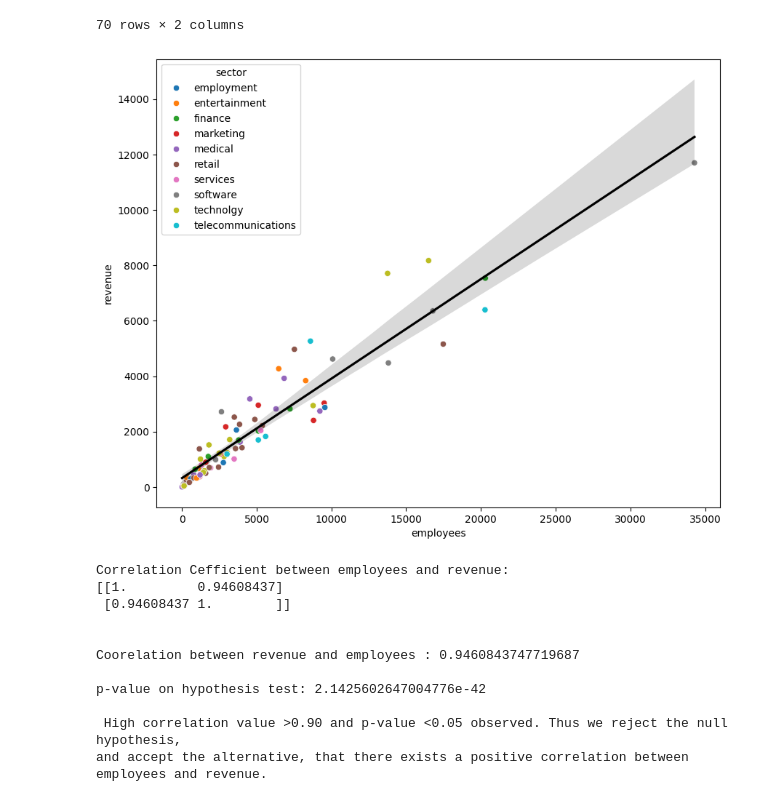
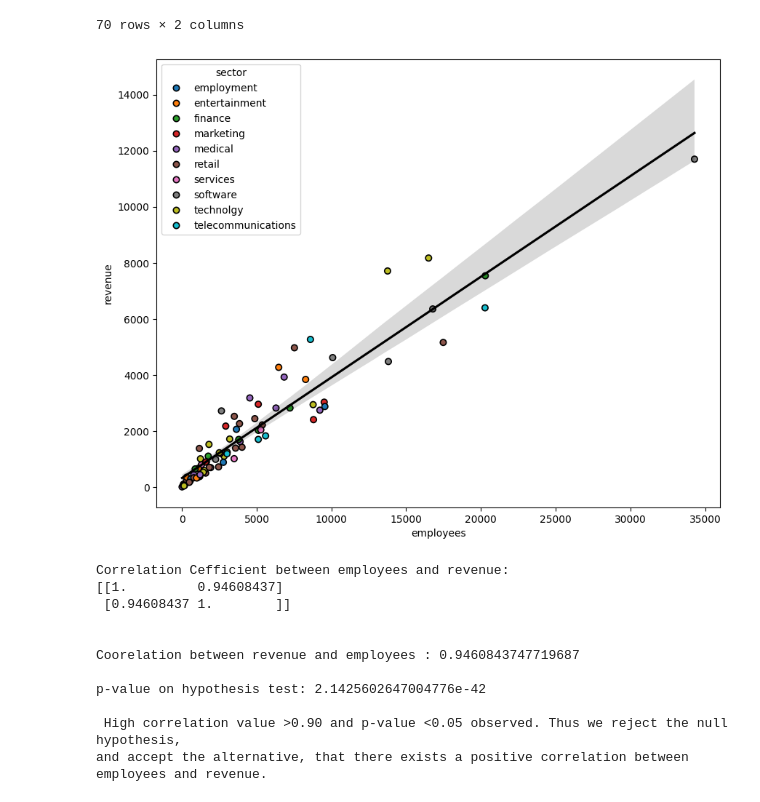
Before and after one commit to SuyogPatgave/Python_Codes-Projects, a Jupyter notebook: CRM_Project.ipynb, the cells around one changed output. Cells and saved outputs as stored; diff of their text form; code cells hidden in the pictures.

```diff
--- a/CRM_Project.ipynb
+++ b/CRM_Project.ipynb
@@ -546,23 +546,23 @@ revenue_by_account
 #acc.info()
 # %%
 plt.figure(figsize=(10,8))
-sns.scatterplot(x=acc['employees'], y=acc['revenue'], hue=acc['sector'], palette="tab10")
+sns.scatterplot(x=acc['employees'], y=acc['revenue'], hue=acc['sector'], palette="tab10", edgecolor="black", linewidth=1.2)
 sns.regplot(x=acc['employees'], y=acc['revenue'], scatter=False, color="black")
 plt.show()
 #Pearson Correlation Coefficient
 print(f"\n\nCorrelation Cefficient between employees and revenue: \n{np.corrcoef(acc['employees'], acc['revenue'])}")
 
 # Correlation test + hypothestsi testing
 # Null hypothesis: there's no correlation between x and y variables
 # Using Pearson's correlation test, assuming
 # 1. Equal variable pairing, 2. Each variable is continuous, 3. No Outliers, 4. Linearity and homoscedastic
 x= acc['employees']
 y= acc['revenue']
 print(f"\n\nCoorelation between revenue and employees : {scipy.stats.pearsonr(x,y)[0]}")
 print(f"\np-value on hypothesis test: {scipy.stats.pearsonr(x,y)[1]}")
 print("\n High correlation value >0.90 and p-value <0.05 observed. Thus we reject the null hypothesis, \nand accept the alternative, that there exists a positive correlation between employees and revenue.")
 # %% [output]
-[figure, old version]
+[figure, new version]
 Correlation Cefficient between employees and revenue:
 [[1.         0.94608437]
  [0.94608437 1.        ]]
```
